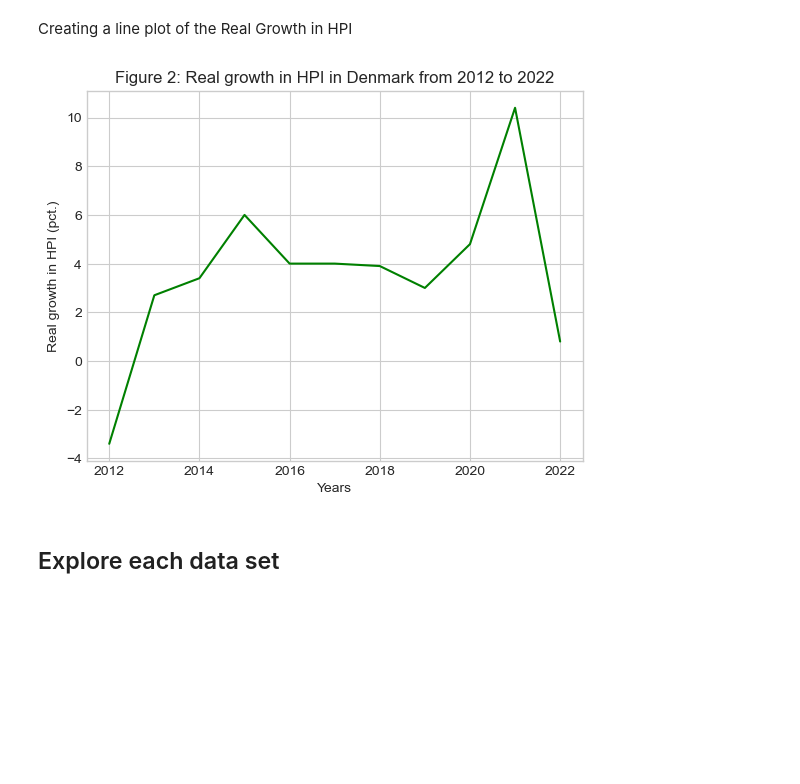
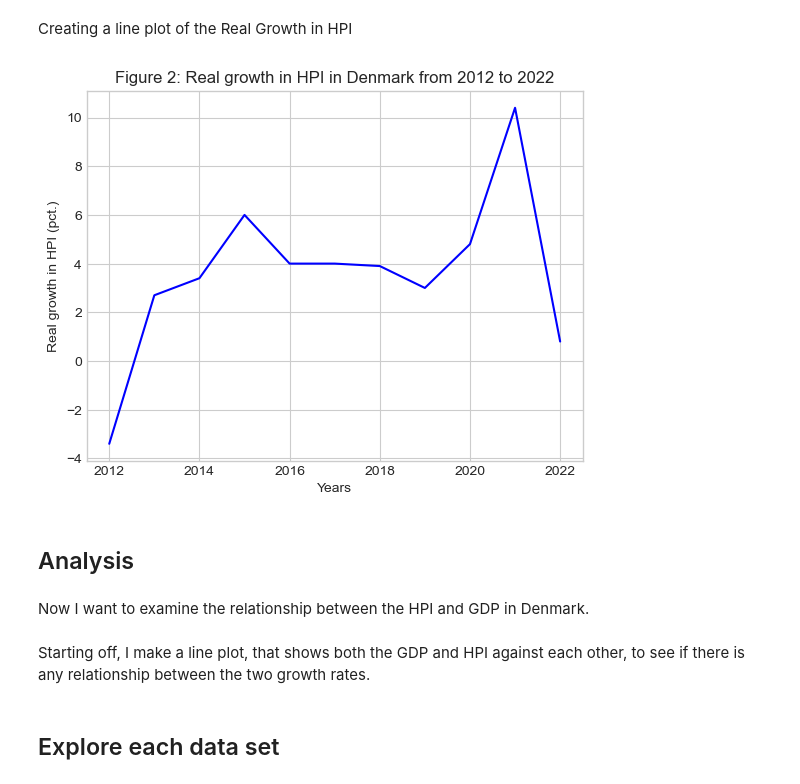
Before and after one commit to NumEconCopenhagen/projects-2023-lnp953, a Jupyter notebook: dataproject/dataproject.ipynb, the cells around one changed output. Drawn from its saved outputs; the diff is of its cells as text; code cells hidden in the pictures; blank space fills up the shorter version.

```diff
--- a/dataproject/dataproject.ipynb
+++ b/dataproject/dataproject.ipynb
@@ -94,10 +72,0 @@ Creating a line plot for the GDP growth.
-# %%
-#Creating lists to create a line plot
-#x-axis
-years_GDP = []
-
-for year in range(2012, 2023):
-    years_GDP.append(year)
-
-#y-axis
-GDP_growth = [0.2, 0.9, 1.6, 2.3, 3.2, 2.8, 2.0, 1.5, -2.0, 4.9, 3.8]
@@ -198,13 +252,19 @@ for year in range(2012, 2023):
 HPI_growth = [-3.4, 2.7, 3.4, 6.0, 4.0, 4.0, 3.9, 3.0, 4.8, 10.4, 0.8]
 # %%
 # creating a line plot
-plt.plot(years_HPI, HPI_growth, linestyle='-', color='Green')
+plt.plot(years_HPI, HPI_growth, linestyle='-', color='Blue')
 plt.xlabel('Years')
 plt.ylabel('Real growth in HPI (pct.)')
 plt.title('Figure 2: Real growth in HPI in Denmark from 2012 to 2022')
 plt.show()
 # %% [output]
-[figure, old version]
+[figure, new version]
+# %% [markdown]
+## Analysis
+# %% [markdown]
+Now I want to examine the relationship between the HPI and GDP in Denmark.
+# %% [markdown]
+Starting off, I make a line plot, that shows both the GDP and HPI against each other, to see if there is any relationship between the two growth rates.
 # %% [markdown]
 ## Explore each data set
 # %% [markdown]
```
Also changed, not shown: parts of 23 cells of this notebook, 5 other files.
